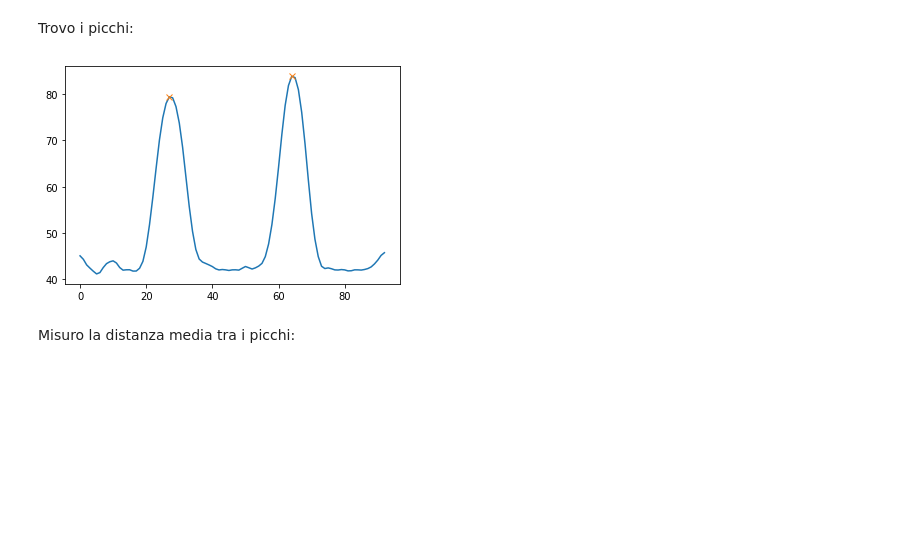
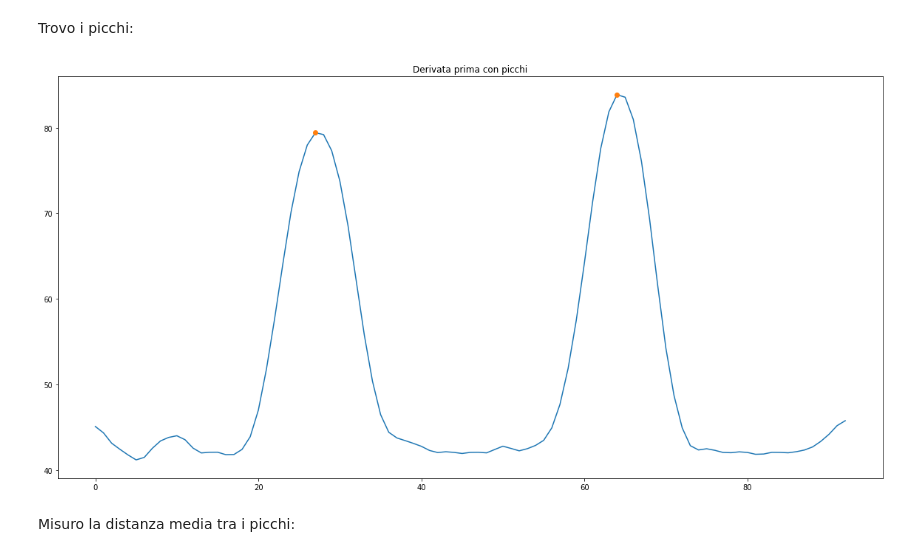
Before and after one commit to LoScarro/Fondamenti-di-Elaborazione-di-Segnali-e-Immagini, a Jupyter notebook: Pazienti/labo.ipynb, the cells around one changed output. Drawn from its saved outputs; the diff is of its cells as text; code cells hidden in the pictures; blank space fills up the shorter version.

```diff
--- a/Pazienti/labo.ipynb
+++ b/Pazienti/labo.ipynb
@@ -2,6 +2,7 @@
 from IPython.display import Markdown as md
 import scipy.io as sio
 import matplotlib.pyplot as plt
+import matplotlib
 import numpy as np
 import glob
 from scipy.io import loadmat
@@ -10,6 +11,7 @@ from scipy import signal
 from scipy.ndimage import convolve1d
 from scipy.signal import find_peaks
 from sympy import *
+matplotlib.rcParams['figure.figsize'] = (20, 10)
 # %% [markdown]
 ### Python Notebook di Davide Scarrà
 # %% [markdown]
@@ -576,12 +572,14 @@ Trovo i picchi:
 # %%
 filt_cut = der
 filt_cut += np.max(der)
 peaks, _ = find_peaks(filt_cut, np.mean(der))   #distance è la disntanza tra i picchi
+
+plt.title("Derivata prima con picchi")
 plt.plot(filt_cut)
-plt.plot(peaks, filt_cut[peaks], "x")
+plt.plot(peaks, filt_cut[peaks], "o")
 plt.show()
 # %% [output]
-[figure, old version]
+[figure, new version]
 # %% [markdown]
 Misuro la distanza media tra i picchi:
 # %%
```
Also changed, not shown: parts of 24 cells of this notebook, 1 other file.
